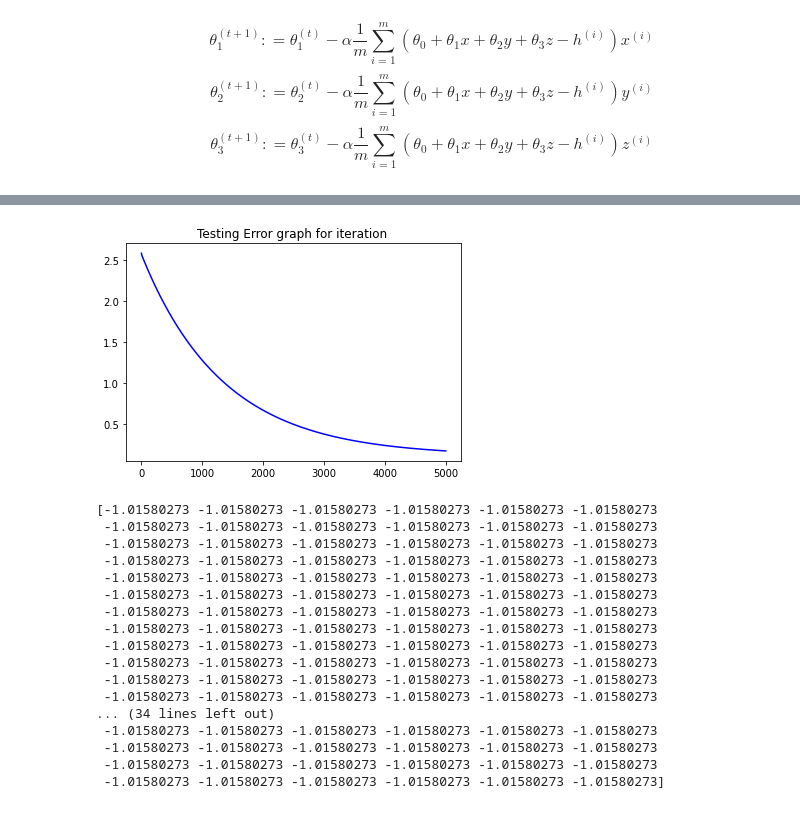
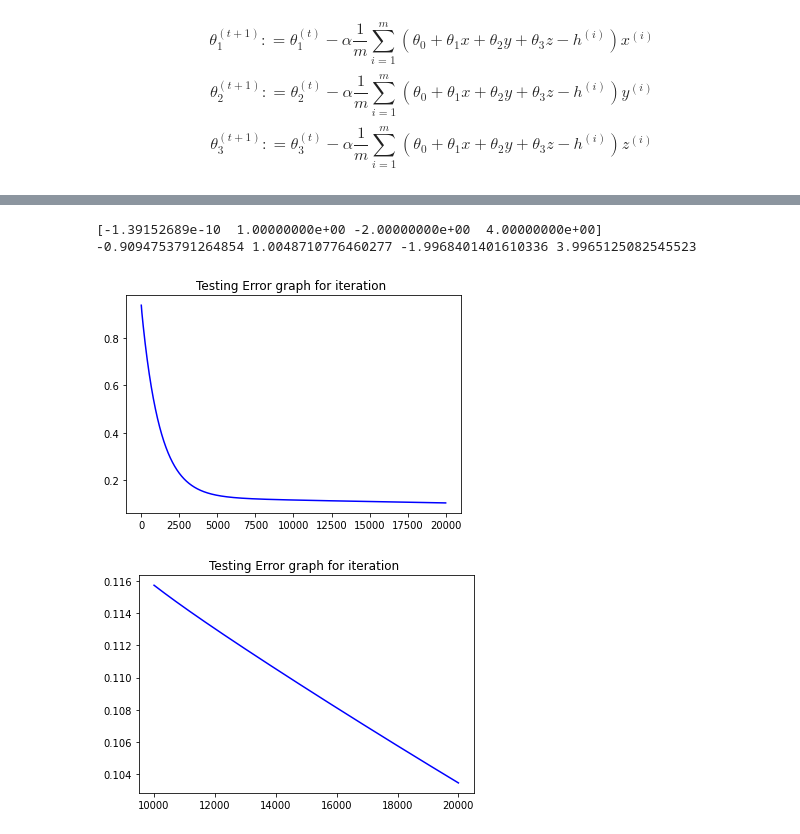
Before and after one commit to pithesun/machine_learning_cl, a Jupyter notebook: Linear_reg_mults_var.ipynb, the cells around one changed output, grey strips where cells are left out. Drawn from its saved outputs; the diff is of its cells as text; code cells hidden in the pictures.

```diff
--- a/Linear_reg_mults_var.ipynb
+++ b/Linear_reg_mults_var.ipynb
@@ -114,7 +111,7 @@ th0 = -1
 th1 = -1
 th2 = -1
 th3 = -1
-a = 0.000022
+a = 0.00002
 
 ### GD Algorithm
 ## performing gd algorithm - training
@@ -128,10 +125,10 @@ for iteration in np.ndenumerate(itr):
     list_th3.append(th3)
     list_J.append(cost)
 
-    temp0 = th0 - a *(1/len(x_data))*np.sum((h(th0, th1, th2, th3, x, y, z)-H))
-    temp1 = th1 - a *(1/len(x_data))*np.sum((h(th0, th1, th2, th3, x, y, z)-H)*(x))
-    temp2 = th2 - a *(1/len(x_data))*np.sum((h(th0, th1, th2, th3, x, y, z)-H)*(y))
-    temp3 = th3 - a *(1/len(x_data))*np.sum((h(th0, th1, th2, th3, x, y, z)-H)*(z))
+    temp0 = th0 - a *(1/len(H))*np.sum((h(th0, th1, th2, th3, x, y, z)-H))
+    temp1 = th1 - a *(1/len(H))*np.sum((h(th0, th1, th2, th3, x, y, z)-H)*(x))
+    temp2 = th2 - a *(1/len(H))*np.sum((h(th0, th1, th2, th3, x, y, z)-H)*(y))
+    temp3 = th3 - a *(1/len(H))*np.sum((h(th0, th1, th2, th3, x, y, z)-H)*(z))
 
     th0 = temp0
     th1 = temp1
@@ -197,15 +213,14 @@ th2_t = th2
 th3_t = th3
 
 # Testing loss
-
 list_th0_t = []
 list_th1_t = []
 list_th2_t = []
 list_th3_t = []
 list_J_t = []
-a = 0.00002
+a = 0.000022
 
-itr = np.arange(5000)+1
+itr = np.arange(20000)+1
 
 for iteration in np.ndenumerate(itr):
 
@@ -217,10 +232,10 @@ for iteration in np.ndenumerate(itr):
     list_th3_t.append(th3_t)
     list_J_t.append(cost)
 
-    temp0 = th0_t - a *(1/len(x_data))*np.sum((h(th0_t, th1_t, th2_t, th3_t, xt, yt, zt)-Ht))
-    temp1 = th1_t - a *(1/len(x_data))*np.sum((h(th0_t, th1_t, th2_t, th3_t, xt, yt, zt)-Ht)*(xt))
-    temp2 = th2_t - a *(1/len(x_data))*np.sum((h(th0_t, th1_t, th2_t, th3_t, xt, yt, zt)-Ht)*(yt))
-    temp3 = th3_t - a *(1/len(x_data))*np.sum((h(th0_t, th1_t, th2_t, th3_t, xt, yt, zt)-Ht)*(zt))
+    temp0 = th0_t - a *(1/len(Ht))*np.sum((h(th0_t, th1_t, th2_t, th3_t, xt, yt, zt)-Ht))
+    temp1 = th1_t - a *(1/len(Ht))*np.sum((h(th0_t, th1_t, th2_t, th3_t, xt, yt, zt)-Ht)*(xt))
+    temp2 = th2_t - a *(1/len(Ht))*np.sum((h(th0_t, th1_t, th2_t, th3_t, xt, yt, zt)-Ht)*(yt))
+    temp3 = th3_t - a *(1/len(Ht))*np.sum((h(th0_t, th1_t, th2_t, th3_t, xt, yt, zt)-Ht)*(zt))
 
     th0_t = temp0
     th1_t = temp1
@@ -252,28 +267,36 @@ theta0 :  -0.9751287312009198 theta1 :  0.9462398298964506 theta2 :  -1.94342413
+# %%
+## Check the theta values by Normal Equationtheta
+
+import numpy.linalg as lin
+
+a = np.ones(300)
+np.c_[a, xt, yt, zt]
+b = np.column_stack([a, xt, yt, zt])
+
+import numpy as np
+import matplotlib.pyplot as plt
+import pandas as pd
+
+b_transpose = np.transpose(b)
+b_transpose_dot_b = b_transpose.dot(b)
+temp_1 = np.linalg.inv(b_transpose_dot_b)
+temp_2=b_transpose.dot(Ht)
+theta =temp_1.dot(temp_2)
+print(theta)
+
+print(th0_t, th1_t, th2_t, th3_t)
+# %% [output]
+[-1.39152689e-10  1.00000000e+00 -2.00000000e+00  4.00000000e+00]
+-0.9094753791264854 1.0048710776460277 -1.9968401401610336 3.9965125082545523
 # %%
-
 #J(th0, th1, th2, th3 )
 plt.title("Testing Error graph for iteration ")
 plt.plot(itr, np.array(list_J_t), color = 'blue' )
 plt.show()
+
+plt.title("Testing Error graph for iteration ")
+plt.plot(itr[10000:], np.array(list_J_t[10000:]), color = 'blue' )
+plt.show()
 # %% [output]
-[figure, old version]
+[figure, new version]
+[figure, added]
-# %%
-J
-# %% [output]
-[-1.01580273 -1.01580273 -1.01580273 -1.01580273 -1.01580273 -1.01580273
- -1.01580273 -1.01580273 -1.01580273 -1.01580273 -1.01580273 -1.01580273
- -1.01580273 -1.01580273 -1.01580273 -1.01580273 -1.01580273 -1.01580273
- -1.01580273 -1.01580273 -1.01580273 -1.01580273 -1.01580273 -1.01580273
- -1.01580273 -1.01580273 -1.01580273 -1.01580273 -1.01580273 -1.01580273
- -1.01580273 -1.01580273 -1.01580273 -1.01580273 -1.01580273 -1.01580273
- -1.01580273 -1.01580273 -1.01580273 -1.01580273 -1.01580273 -1.01580273
- -1.01580273 -1.01580273 -1.01580273 -1.01580273 -1.01580273 -1.01580273
- -1.01580273 -1.01580273 -1.01580273 -1.01580273 -1.01580273 -1.01580273
- -1.01580273 -1.01580273 -1.01580273 -1.01580273 -1.01580273 -1.01580273
- -1.01580273 -1.01580273 -1.01580273 -1.01580273 -1.01580273 -1.01580273
- -1.01580273 -1.01580273 -1.01580273 -1.01580273 -1.01580273 -1.01580273
-... (34 lines left out)
- -1.01580273 -1.01580273 -1.01580273 -1.01580273 -1.01580273 -1.01580273
- -1.01580273 -1.01580273 -1.01580273 -1.01580273 -1.01580273 -1.01580273
- -1.01580273 -1.01580273 -1.01580273 -1.01580273 -1.01580273 -1.01580273
- -1.01580273 -1.01580273 -1.01580273 -1.01580273 -1.01580273 -1.01580273]
```
Also changed, not shown: parts of 10 cells of this notebook.
